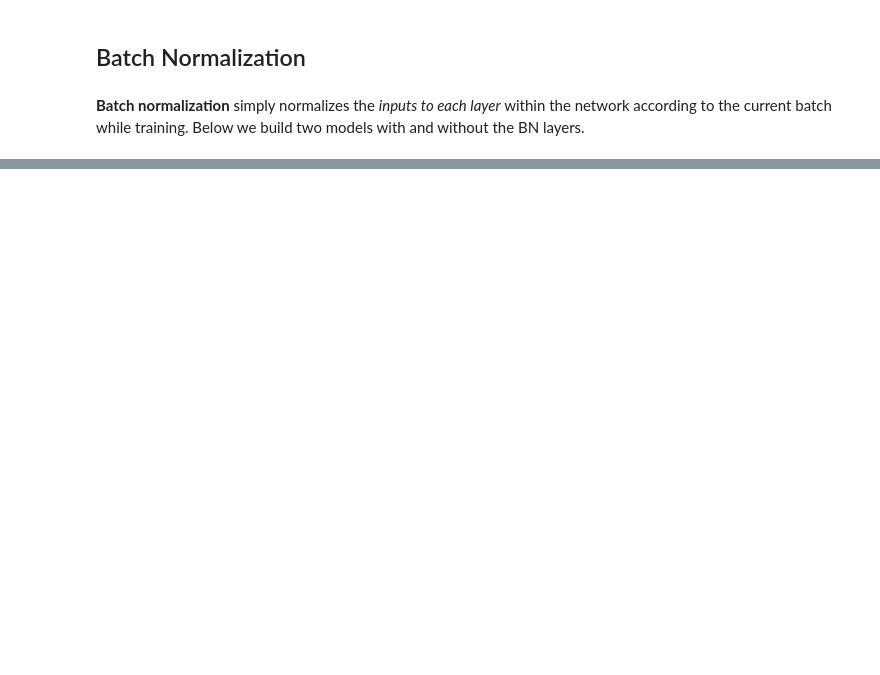
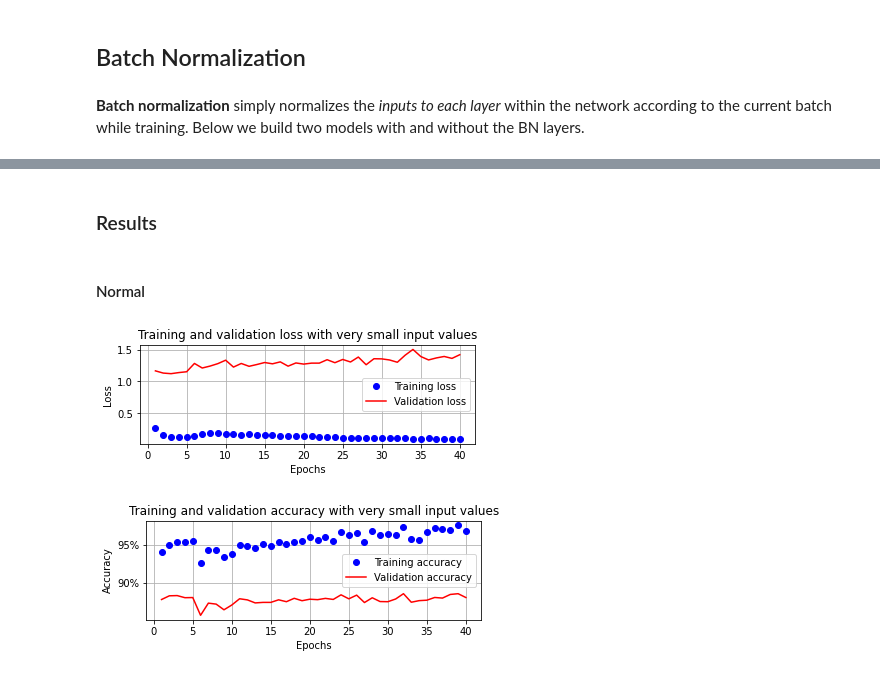
Before and after one commit to ammarSherif/CIT690E-Deep-Learning-Labs, a Jupyter notebook: Lab 4: Batch Normalization and Dropout.ipynb, the cells around one changed output, grey strips where cells are left out. Drawn from its saved outputs; the diff is of its cells as text; code cells hidden in the pictures; blank space fills up the shorter version.

```diff
--- a/Lab 4: Batch Normalization and Dropout.ipynb
+++ b/Lab 4: Batch Normalization and Dropout.ipynb
@@ -361,0 +386,13 @@ plot_weight_dist(model_bn)
+# %%
+# ==============================================================================
+# Get the training data loader
+# ==============================================================================
+max_epochs = 40
+dropout_exp = True
+train_loader, val_loader = get_data(dropout_exp)
+# ==============================================================================
+# Train
+# ==============================================================================
+train_losses, train_accuracies, val_losses, val_accuracies = \
+    train_procedure(model_ffnn, optimizer_ffnn, train_loader, val_loader,
+                    max_epochs)
@@ -361,0 +474,9 @@ plot_weight_dist(model_bn)
+# %% [markdown]
+### Results
+# %% [markdown]
+#### Normal
+# %%
+plot_loss_acc(train_losses, val_losses, train_accuracies, val_accuracies)
+# %% [output]
+[figure, added]
+[figure, added]
```
Also changed, not shown: parts of 25 cells of this notebook.
